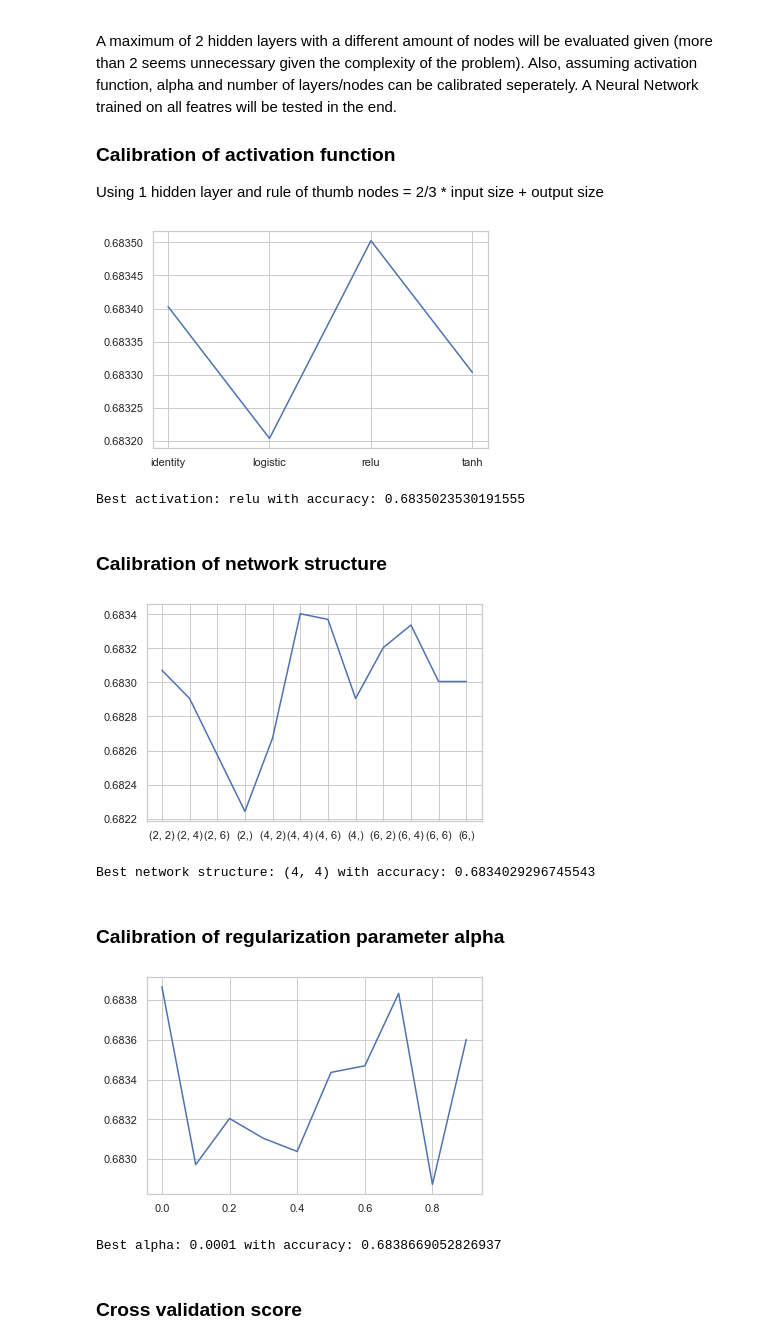
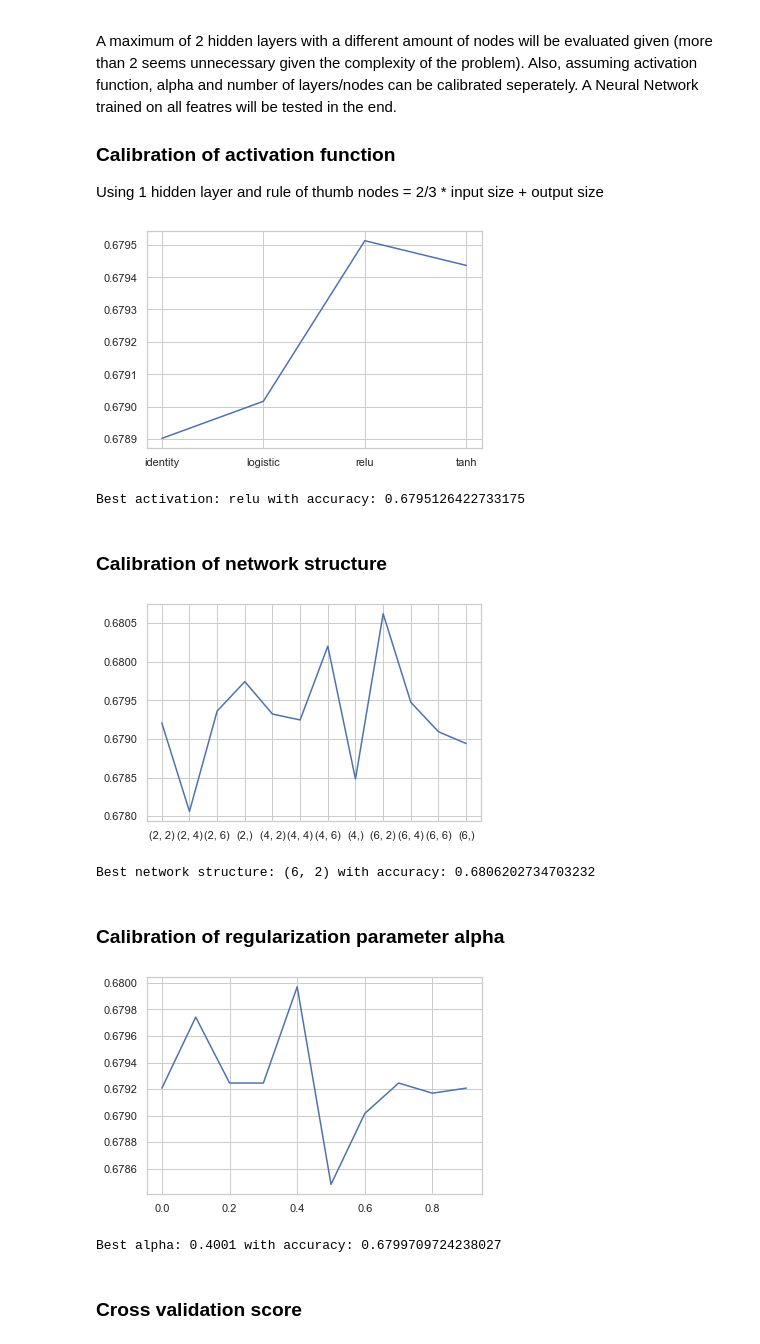
Before and after one commit to jost95/atp-tennis-predictions, a Jupyter notebook: eval_select_test.ipynb, the cells around one changed output. Cells and saved outputs as stored; diff of their text form; code cells hidden in the pictures.

```diff
--- a/eval_select_test.ipynb
+++ b/eval_select_test.ipynb
@@ -425,0 +399,15 @@ kNN accuracy: 0.684 (+/- 0.025)
+# %%
+# On full
+ada_model = AdaBoostClassifier()
+ada_model.fit(X_train, y_train)
+predictions = ada_model.predict(X_val)
+
+print('Full AdaBoost accuracy: %.3f' % accuracy_score(y_val, predictions))
+plot_rf_feat_imp(ada_model.feature_importances_, X_train.columns)
+
+# On reduced
+ada_model_red = AdaBoostClassifier()
+ada_model_red.fit(X_train_rf, y_train)
+predictions = ada_model_red.predict(X_val_rf)
+
+print('Reduced AdaBoost accuracy: %.3f' % accuracy_score(y_val, predictions))
@@ -544,14 +536,12 @@ Using the determined gamma type and kernel above and playing around with C to re
 # %%
-svm_columns = ['rank_diff', 'points_grad_diff', 'rel_total_wins', 'rel_recent_wins', 'age_diff', 'mutual_games', 'mutual_wins', 'p1_home', 'p2_home', 'none_home']
-
 optimal_kernel = 'rbf'
-optimal_gamma = 'scale'
-optimal_c = 1.4
+optimal_gamma = 'auto'
+optimal_c = 1
 
 sample_size_train = 20000
 sample_size_val = 2000
-X_train_svm = X_train.sample(sample_size_train, random_state=42).filter(svm_columns)
-X_val_svm = X_val.sample(sample_size_val, random_state=42).filter(svm_columns)
+X_train_svm = X_train.sample(sample_size_train, random_state=42)
+X_val_svm = X_val.sample(sample_size_val, random_state=42)
 y_train_svm = y_train[X_train_svm.index]
 y_val_svm = y_val[X_val_svm.index]
 
@@ -572,7 +562,7 @@ A maximum of 2 hidden layers with a different amount of nodes will be evaluated
 
 Using 1 hidden layer and rule of thumb nodes = 2/3 \* input size + output size
 # %%
-no_nodes = int(round(len(X_train_final.columns)*2/3 + 1))  # rule of thumb
+no_nodes = int(round(len(X_train_rf.columns)*2/3 + 1))  # rule of thumb
 hidden_layer_sizes = (no_nodes,)
 alpha = 0.0001  # default
 
@@ -583,8 +573,8 @@ best_act = 0
 
 for act in activations:
     nn_model_cal = MLPClassifier(hidden_layer_sizes=hidden_layer_sizes, activation=act, alpha=alpha)
-    nn_model_cal.fit(X_train_final, y_train)
-    predictions = nn_model_cal.predict(X_val_final)
+    nn_model_cal.fit(X_train_rf, y_train)
+    predictions = nn_model_cal.predict(X_val_rf)
     acc = accuracy_score(y_val, predictions)
 
     if acc > best_acc:
@@ -597,13 +587,13 @@ plot_hyperparam(accuracies, activations)
 
 print(f"Best activation: {best_act} with accuracy: {best_acc}")
 # %% [output]
-[figure, old version]
+[figure, new version]
-Best activation: relu with accuracy: 0.6835023530191555
+Best activation: relu with accuracy: 0.6795126422733175
 # %% [markdown]
 ### Calibration of network structure
 # %%
 optimal_act = 'relu'
-no_features = len(X_train_final.columns)
+no_features = len(X_train_rf.columns)
 alpha = 0.0001  # default
 
 nodes_range = np.arange(2, no_features * 2 + 1, 2)
@@ -628,8 +618,8 @@ best_struct = ()
 
 for struct in network_structures:
     nn_model_cal = MLPClassifier(hidden_layer_sizes=struct, activation=optimal_act, alpha=alpha)
-    nn_model_cal.fit(X_train_final, y_train)
-    predictions = nn_model_cal.predict(X_val_final)
+    nn_model_cal.fit(X_train_rf, y_train)
+    predictions = nn_model_cal.predict(X_val_rf)
     acc = accuracy_score(y_val, predictions)
 
     if acc > best_acc:
@@ -641,37 +631,37 @@ for struct in network_structures:
 plot_hyperparam(accuracies,str_network_structures)
 print(f"Best network structure: {str(best_struct)} with accuracy: {best_acc}")
 # %% [output]
-[figure, old version]
+[figure, new version]
-Best network structure: (4, 4) with accuracy: 0.6834029296745543
+Best network structure: (6, 2) with accuracy: 0.6806202734703232
 # %% [markdown]
 ### Calibration of regularization parameter alpha
 # %%
 optimal_act = 'relu'
-optimal_struct = (4, 4)
+optimal_struct = (6, 2)
 alphas = list(np.arange(0.0001, 1, 0.1))
 
 accuracies = []
 best_acc = 0
 best_alpha = 0
 
 for alpha in alphas:
     nn_model_cal = MLPClassifier(hidden_layer_sizes=optimal_struct, activation=optimal_act, alpha=alpha)
-    nn_model_cal.fit(X_train_final, y_train)
-    predictions = nn_model_cal.predict(X_val_final)
+    nn_model_cal.fit(X_train_rf, y_train)
+    predictions = nn_model_cal.predict(X_val_rf)
     acc = accuracy_score(y_val, predictions)
 
     if acc > best_acc:
         best_acc = acc
         best_alpha = alpha
 
     accuracies.append(acc)
 
 plot_hyperparam(accuracies, alphas)
 
 print(f"Best alpha: {best_alpha} with accuracy: {best_acc}")
 # %% [output]
-[figure, old version]
+[figure, new version]
-Best alpha: 0.0001 with accuracy: 0.6838669052826937
+Best alpha: 0.4001 with accuracy: 0.6799709724238027
 # %% [markdown]
 ### Cross validation score
 # %%
```
Also changed, not shown: parts of 46 cells of this notebook, 1 other file.
